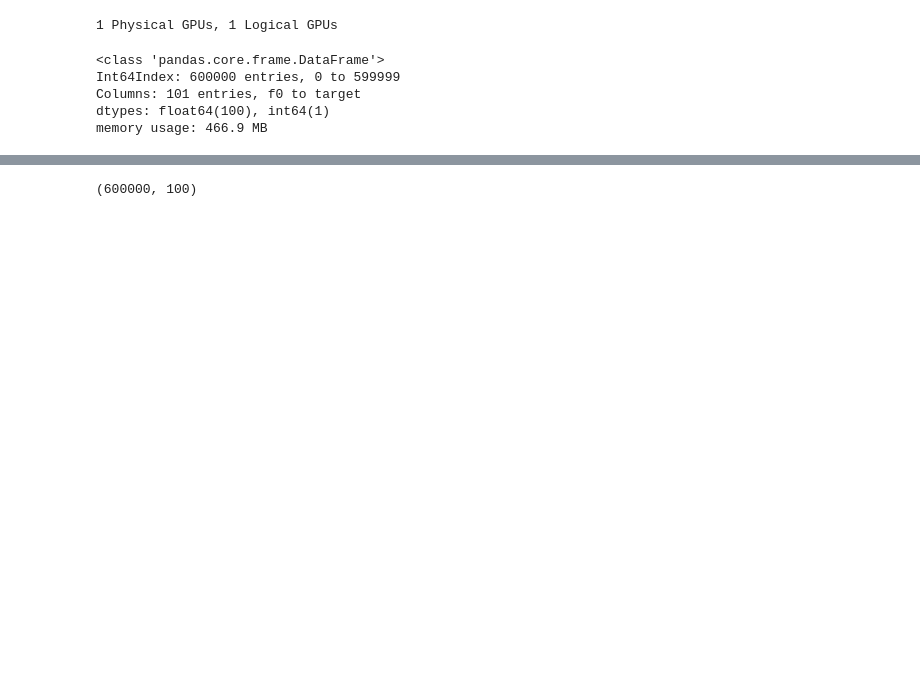
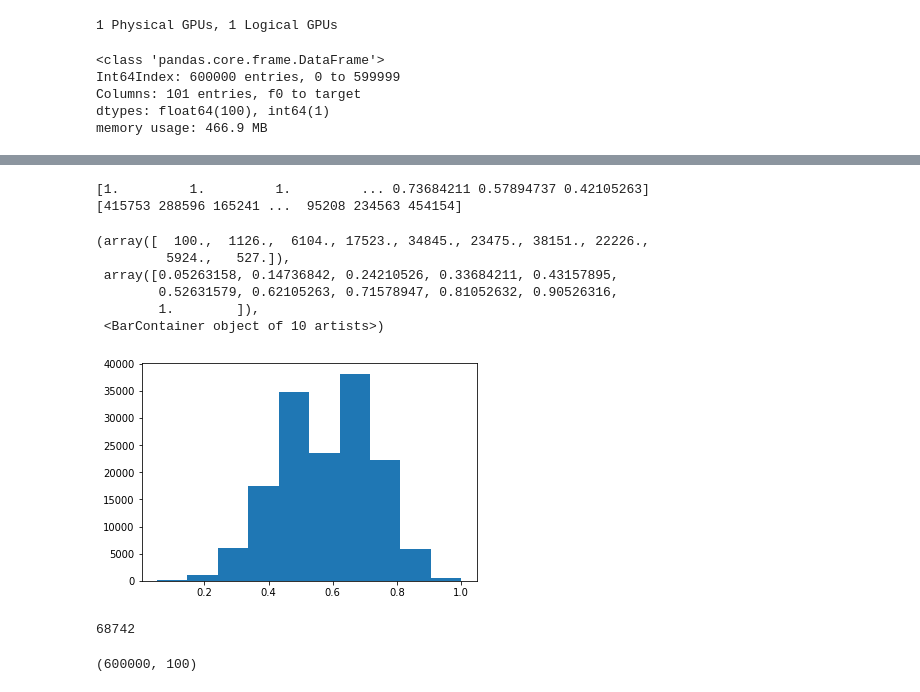
Before and after one commit to bogdad/tpstry, a Jupyter notebook: tps-model-nodata.ipynb, the cells around one changed output, grey strips where cells are left out. Saved outputs shown, nothing was run; the diff lists cells and outputs as text; code cells hidden in the pictures; blank space fills up the shorter version.

```diff
--- a/tps-model-nodata.ipynb
+++ b/tps-model-nodata.ipynb
@@ -106,0 +91,19 @@ memory usage: 416.1 MB
+# %%
+import annoy
+ann_fname = "./models/annoy1.npy"
+ann_train = rawtrain.copy()
+transformer = StandardScaler().fit(ann_train)
+ann_train = transformer.transform(ann_train)
+ann_train = pd.DataFrame(data=ann_train, index=rawtrain.index, columns=rawtrain.columns)
+ann_train.drop(["target"], axis=1, inplace=True)
+if os.path.exists(ann_fname):
+    f = 100
+    ann_idx = annoy.AnnoyIndex(f, 'angular')
+    ann_idx.load(ann_fname)
+else:
+    f = 100
+    ann_idx = annoy.AnnoyIndex(f, 'angular')
+    for index, row in ann_train.iterrows():
+        ann_idx.add_item(index, row)
+    ann_idx.build(64)
+    ann_idx.save(ann_fname)
@@ -107,2 +183,41 @@ memory usage: 416.1 MB
+# %%
+bads_fname="./models/bads.npy"
+badsi_fname = "./models/bads_i.npy"
+if os.path.exists(bads_fname):
+    badsi = np.load(badsi_fname)
+    bads = np.load(bads_fname)
+else:
+    from pathos.multiprocessing import ProcessingPool as Pool
+    # checking errors with annoy
+    bads = []
+    badsi = []
+    with Pool(processes=10) as p:
+        for part in p.imap(count, np.array_split(ordered_label_errors, 60)):
+            badsi.append(part[0])
+            bads.append(part[1])
+    bads = np.concatenate(bads, axis=0)
+    badsi = np.concatenate(badsi, axis=0)
+    np.save(bads_fname, bads)
+    np.save(badsi_fname, badsi)
+# %%
+print(bads)
+print(badsi)
+# %% [output]
+[1.         1.         1.         ... 0.73684211 0.57894737 0.42105263]
+[415753 288596 165241 ...  95208 234563 454154]
+# %%
+plt.hist(bads)
+# %% [output]
+(array([  100.,  1126.,  6104., 17523., 34845., 23475., 38151., 22226.,
+         5924.,   527.]),
+ array([0.05263158, 0.14736842, 0.24210526, 0.33684211, 0.43157895,
+        0.52631579, 0.62105263, 0.71578947, 0.81052632, 0.90526316,
+        1.        ]),
+ <BarContainer object of 10 artists>)
+[figure, added]
+# %%
+badsi[bads > 0.6].size
+# %% [output]
+68742
 # %%
 train = rawtrain.copy()
```
Also changed, not shown: parts of 24 cells of this notebook, 6 other files.
